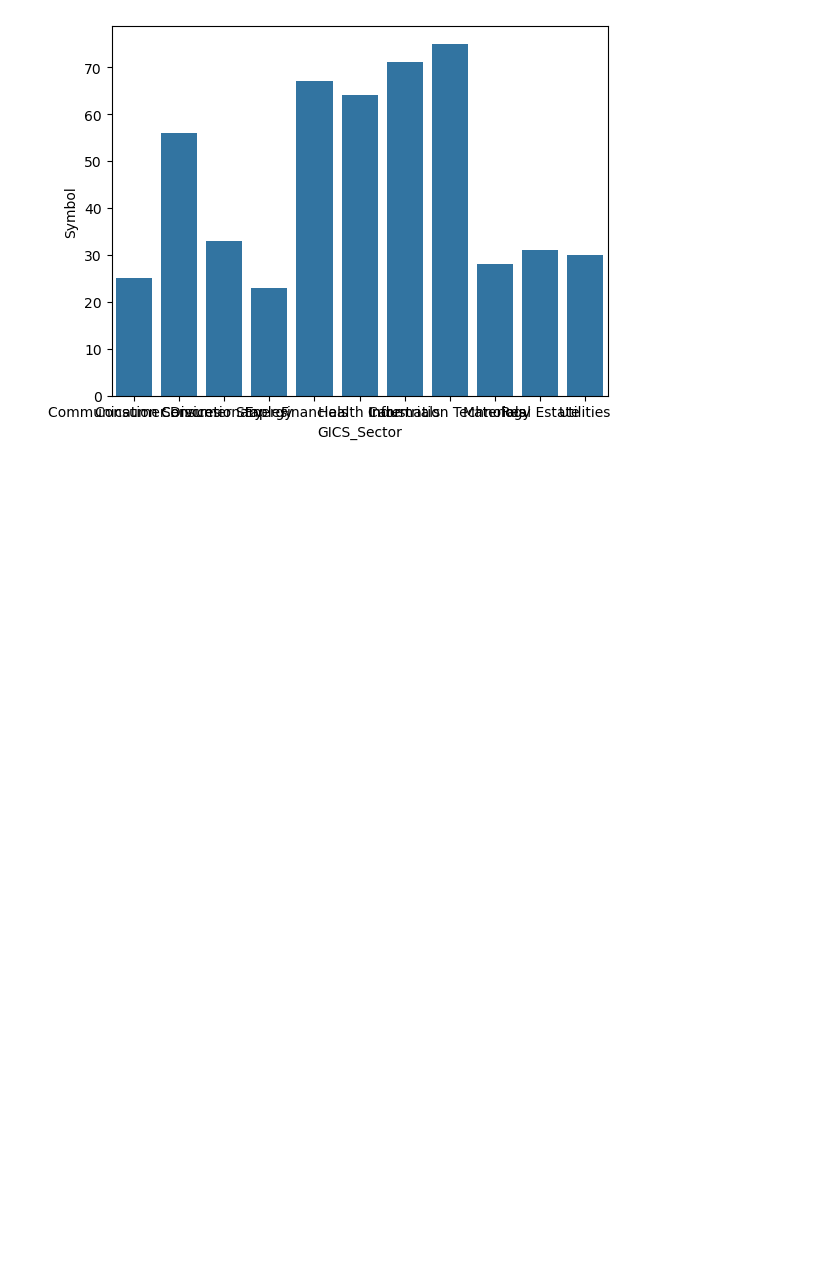
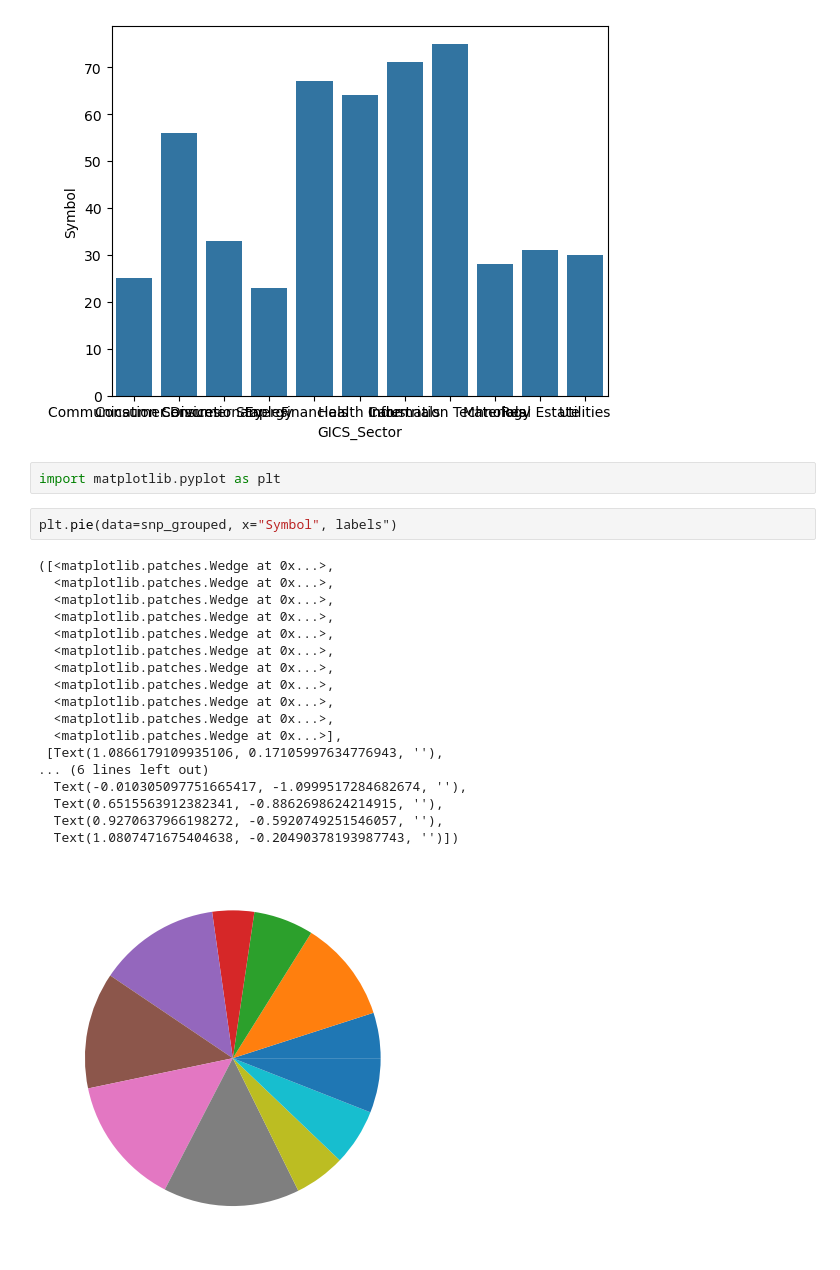
Before and after one commit to GalnorT/python_midterm_2025, a Jupyter notebook: midterm.ipynb, the cells around one changed output. Cells and saved outputs as stored; diff of their text form; blank space fills up the shorter version.

Commit message:
plots

```diff
--- a/midterm.ipynb
+++ b/midterm.ipynb
@@ -197,3 +197,26 @@ sns.barplot(data=snp_grouped, x="GICS_Sector", y="Symbol")
 # %% [output]
 <Axes: xlabel='GICS_Sector', ylabel='Symbol'>
 [figure]
+# %%
+import matplotlib.pyplot as plt
+# %%
+plt.pie(data=snp_grouped, x="Symbol", labels")
+# %% [output]
+([<matplotlib.patches.Wedge at 0x...>,
+  <matplotlib.patches.Wedge at 0x...>,
+  <matplotlib.patches.Wedge at 0x...>,
+  <matplotlib.patches.Wedge at 0x...>,
+  <matplotlib.patches.Wedge at 0x...>,
+  <matplotlib.patches.Wedge at 0x...>,
+  <matplotlib.patches.Wedge at 0x...>,
+  <matplotlib.patches.Wedge at 0x...>,
+  <matplotlib.patches.Wedge at 0x...>,
+  <matplotlib.patches.Wedge at 0x...>,
+  <matplotlib.patches.Wedge at 0x...>],
+ [Text(1.0866179109935106, 0.17105997634776943, ''),
+... (6 lines left out)
+  Text(-0.010305097751665417, -1.0999517284682674, ''),
+  Text(0.6515563912382341, -0.8862698624214915, ''),
+  Text(0.9270637966198272, -0.5920749251546057, ''),
+  Text(1.0807471675404638, -0.20490378193987743, '')])
+[figure, added]
```
